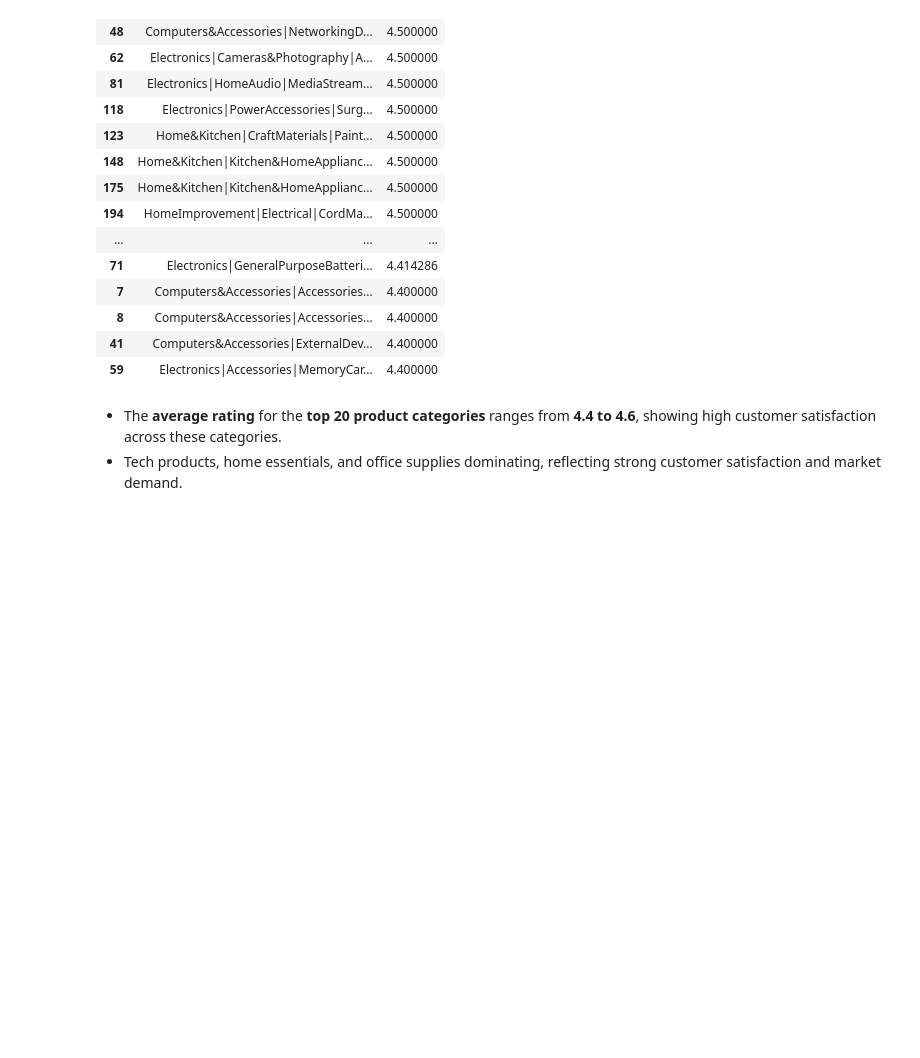
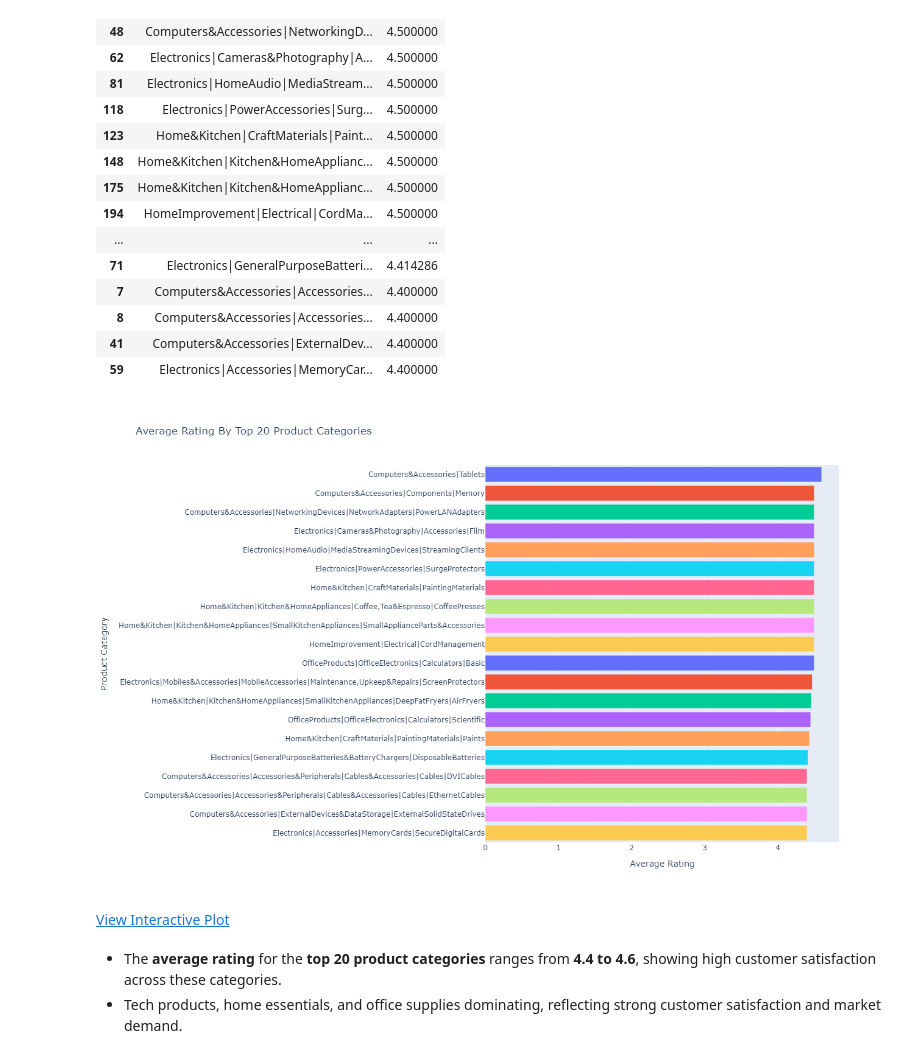
Before and after one commit to mariamkhan04/Amazon_Sales_Analysis_Plotly, a Jupyter notebook: eda.ipynb, the cells around one changed output. Cells and saved outputs as stored; diff of their text form; code cells hidden in the pictures; blank space fills up the shorter version.

Commit message:
plot1 updated

```diff
--- a/eda.ipynb
+++ b/eda.ipynb
@@ -192,5 +192,23 @@ EDA with Plotly Visualizations.
 # %% [markdown]
 Plotly is a Python library that creates interactive, web-based visualizations. It provides tools like Plotly Express for quick plots and Graph Objects for detailed customization.
+# %%
+import plotly.io as pio
+from IPython.display import display, Image, HTML
+
+def save_and_display(fig, filename):
+    # Save PNG
+    png_filename = filename.replace(".html", ".png")
+    pio.write_image(fig, png_filename)
+
+    # Save HTML
+    html_filename = filename
+    pio.write_html(fig, html_filename)
+
+    # Display PNG in Notebook
+    display(Image(filename=png_filename))
+
+    # Provide a clickable link to the interactive plot
+    display(HTML(f'<a href="{html_filename}" target="_blank">View Interactive Plot</a>'))
 # %% [markdown]
 #### **Q1:  What is the average rating for top 20 product categories?**
 # %%
@@ -225,14 +243,18 @@ Average rating for top 20 product categories
 # %%
 # bar plot for average rating for each product category
 fig1 = px.bar(data_frame=top_categories,
               x='rating',
               y='category',
               title='Average Rating By Top 20 Product Categories',
               orientation='h',
               color='category')  # Horizontal bar chart
 
-fig1.update_layout(xaxis_title='Average Rating', yaxis_title='Product Category', height=800, showlegend=False)
-fig1.show()
+fig1.update_layout(xaxis_title='Average Rating', yaxis_title='Product Category', width=1300,height=800, showlegend=False)
+# fig1.show()
+save_and_display(fig1, "plotlyplots/plot1.html")
+# %% [output]
+[figure, added]
+View Interactive Plot
 # %% [markdown]
 - The **average rating** for the **top 20 product categories** ranges from **4.4 to 4.6**, showing high customer satisfaction across these categories.
 - Tech products, home essentials, and office supplies dominating, reflecting strong customer satisfaction and market demand.
```
Also changed, not shown: parts of 2 cells of this notebook, 2 other files.
